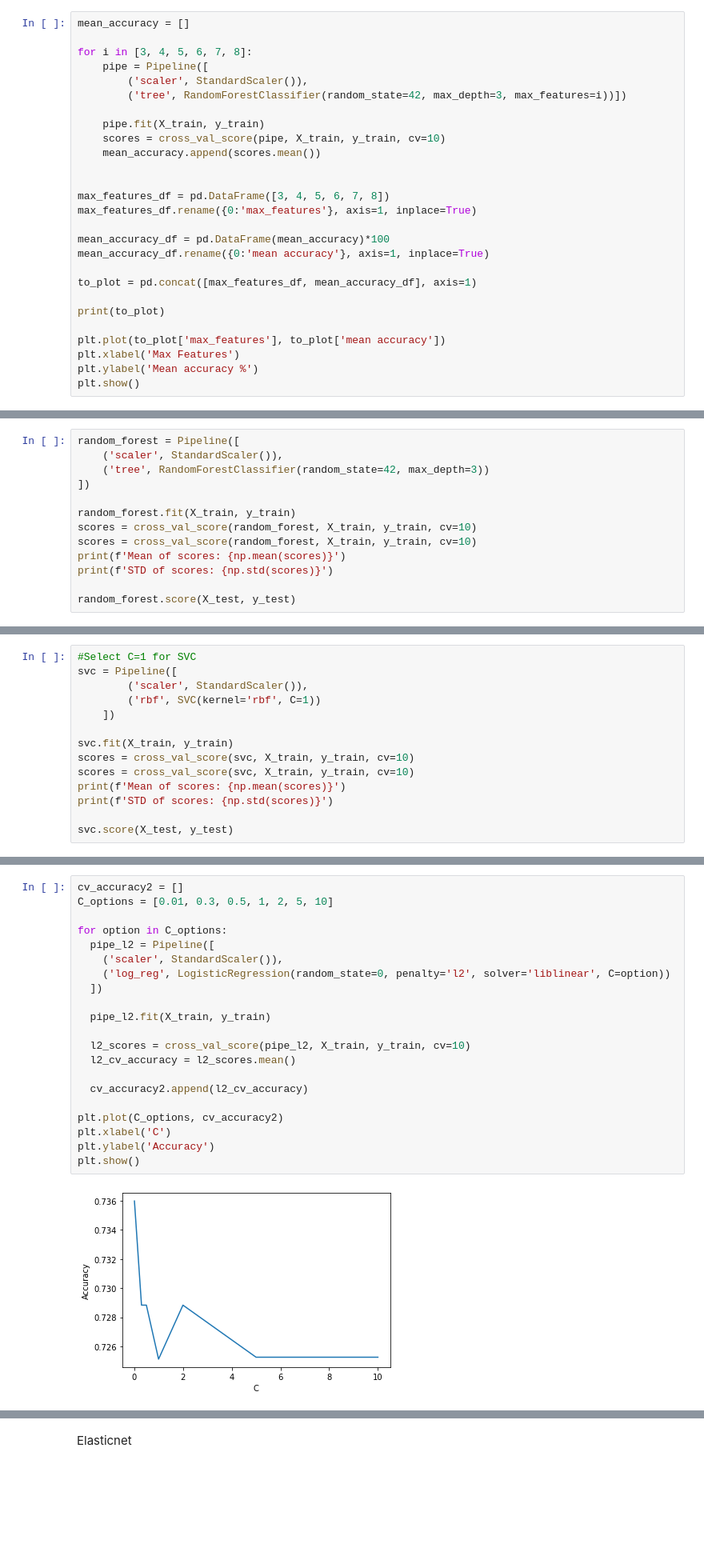
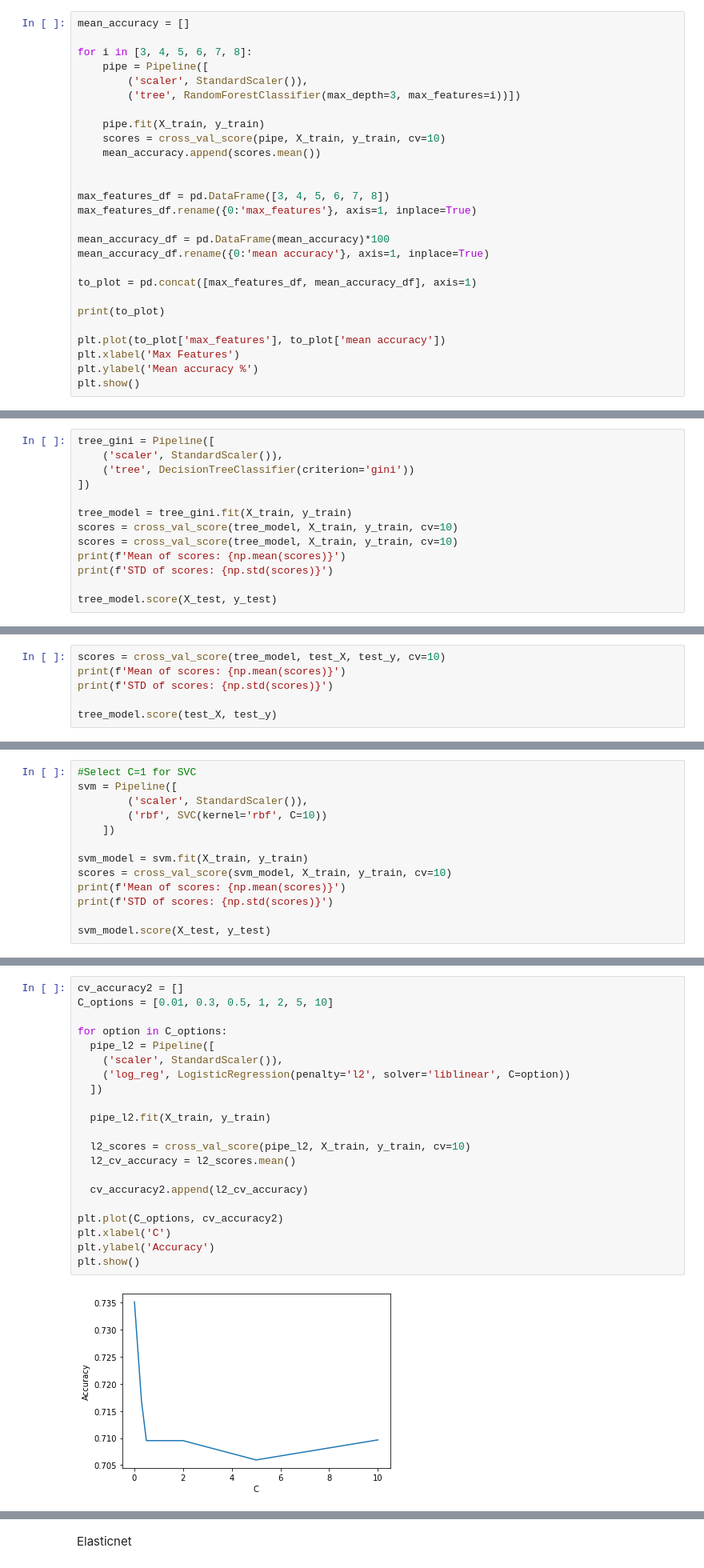
Before and after one commit to orbti/Coursera-Machine-Learning-Final-Project, a Jupyter notebook: ML0101EN-Proj-Loan-py-v1.ipynb, the cells around one changed output, grey strips where cells are left out. Shown at 80% size. Drawn from its saved outputs; the diff is of its cells as text; blank space fills up the shorter version.

```diff
--- a/ML0101EN-Proj-Loan-py-v1.ipynb
+++ b/ML0101EN-Proj-Loan-py-v1.ipynb
@@ -400,7 +453,7 @@ mean_accuracy = []
 for i in [3, 4, 5, 6, 7, 8]:
     pipe = Pipeline([
         ('scaler', StandardScaler()),
-        ('tree', RandomForestClassifier(random_state=42, max_depth=3, max_features=i))])
+        ('tree', RandomForestClassifier(max_depth=3, max_features=i))])
 
     pipe.fit(X_train, y_train)
     scores = cross_val_score(pipe, X_train, y_train, cv=10)
@@ -433,14 +486,14 @@ plt.show()
 # %%
-random_forest = Pipeline([
+tree_gini = Pipeline([
     ('scaler', StandardScaler()),
-    ('tree', RandomForestClassifier(random_state=42, max_depth=3))
+    ('tree', DecisionTreeClassifier(criterion='gini'))
 ])
 
-random_forest.fit(X_train, y_train)
-scores = cross_val_score(random_forest, X_train, y_train, cv=10)
-scores = cross_val_score(random_forest, X_train, y_train, cv=10)
+tree_model = tree_gini.fit(X_train, y_train)
+scores = cross_val_score(tree_model, X_train, y_train, cv=10)
+scores = cross_val_score(tree_model, X_train, y_train, cv=10)
 print(f'Mean of scores: {np.mean(scores)}')
 print(f'STD of scores: {np.std(scores)}')
 
-random_forest.score(X_test, y_test)
+tree_model.score(X_test, y_test)
 # %% [output]
@@ -449,0 +503,6 @@ STD of scores: 0.021816977693141976
+# %%
+scores = cross_val_score(tree_model, test_X, test_y, cv=10)
+print(f'Mean of scores: {np.mean(scores)}')
+print(f'STD of scores: {np.std(scores)}')
+
+tree_model.score(test_X, test_y)
@@ -488,15 +551,14 @@ plt.show()
 # %%
 #Select C=1 for SVC
-svc = Pipeline([
+svm = Pipeline([
         ('scaler', StandardScaler()),
-        ('rbf', SVC(kernel='rbf', C=1))
+        ('rbf', SVC(kernel='rbf', C=10))
     ])
 
-svc.fit(X_train, y_train)
-scores = cross_val_score(svc, X_train, y_train, cv=10)
-scores = cross_val_score(svc, X_train, y_train, cv=10)
+svm_model = svm.fit(X_train, y_train)
+scores = cross_val_score(svm_model, X_train, y_train, cv=10)
 print(f'Mean of scores: {np.mean(scores)}')
 print(f'STD of scores: {np.std(scores)}')
 
-svc.score(X_test, y_test)
+svm_model.score(X_test, y_test)
 # %% [output]
@@ -508,26 +580,26 @@ STD of scores: 0.09251735416323568
 # %%
 cv_accuracy2 = []
 C_options = [0.01, 0.3, 0.5, 1, 2, 5, 10]
 
 for option in C_options:
   pipe_l2 = Pipeline([
     ('scaler', StandardScaler()),
-    ('log_reg', LogisticRegression(random_state=0, penalty='l2', solver='liblinear', C=option))
+    ('log_reg', LogisticRegression(penalty='l2', solver='liblinear', C=option))
   ])
 
   pipe_l2.fit(X_train, y_train)
 
   l2_scores = cross_val_score(pipe_l2, X_train, y_train, cv=10)
   l2_cv_accuracy = l2_scores.mean()
 
   cv_accuracy2.append(l2_cv_accuracy)
 
 plt.plot(C_options, cv_accuracy2)
 plt.xlabel('C')
 plt.ylabel('Accuracy')
 plt.show()
 # %% [output]
-[figure, old version]
+[figure, new version]
 # %%
 zip_c_l2 = zip(C_options, cv_accuracy2)
 pd.DataFrame(zip_c_l2, columns=['C_options', 'l2_cv_accuracy'])
```
Also changed, not shown: parts of 40 cells of this notebook.
